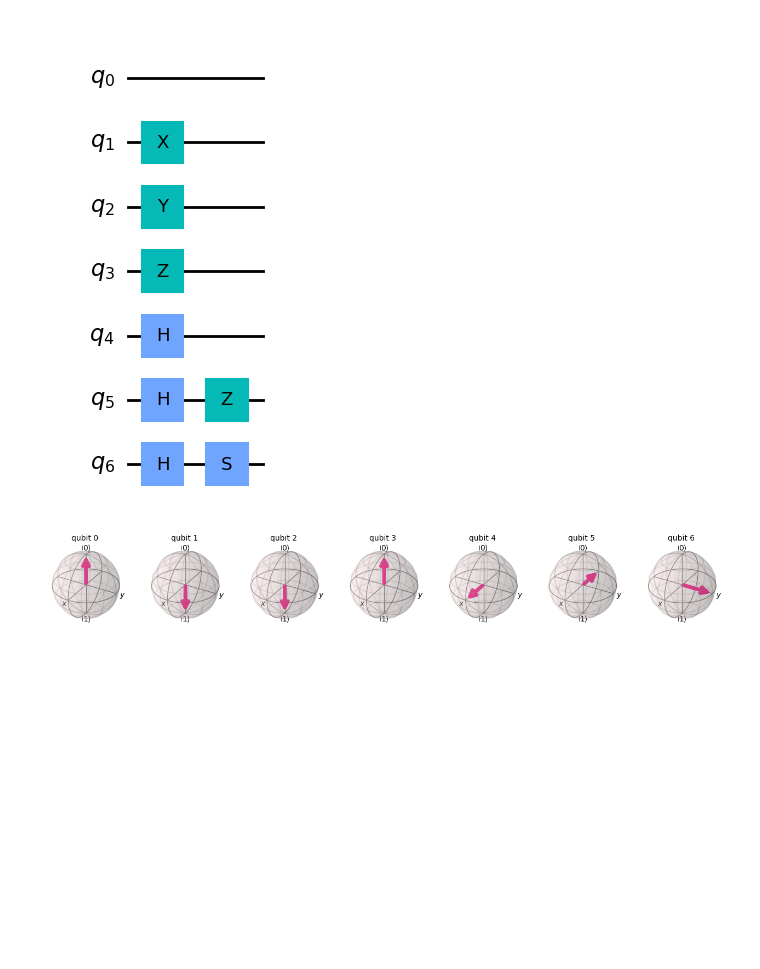
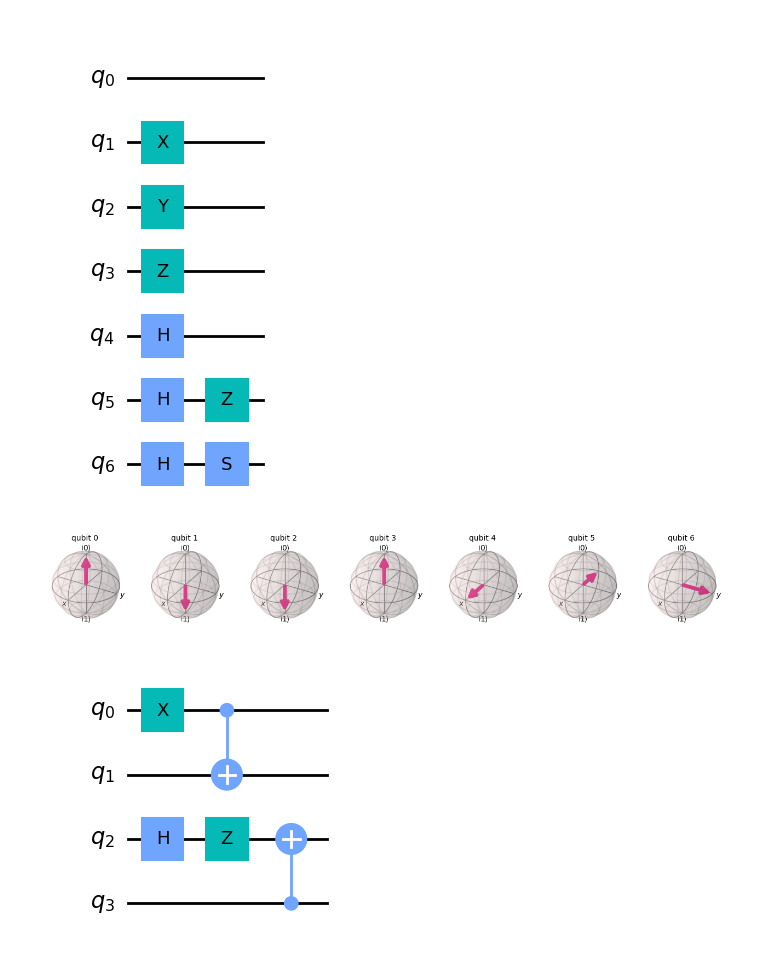
Before and after one commit to carlosfdezdeus/computaci-n-cu-ntica, a Jupyter notebook: puertas_cuanticas.ipynb, the cells around one changed output. Drawn from its saved outputs; the diff is of its cells as text; code cells hidden in the pictures; blank space fills up the shorter version.

```diff
--- a/puertas_cuanticas.ipynb
+++ b/puertas_cuanticas.ipynb
@@ -26,3 +49,13 @@ vector_estado = resultados.get_statevector()
 plot_bloch_multivector(vector_estado)
 # %% [output]
 [figure]
+# %%
+qc = QuantumCircuit(4)
+qc.x(0)
+qc.cx(0,1)
+qc.h(2)
+qc.z(2)
+qc.cx(3,2)
+qc.draw('mpl')
+# %% [output]
+[figure, added]
```
Also changed, not shown: parts of 2 cells of this notebook, 4 other files.
